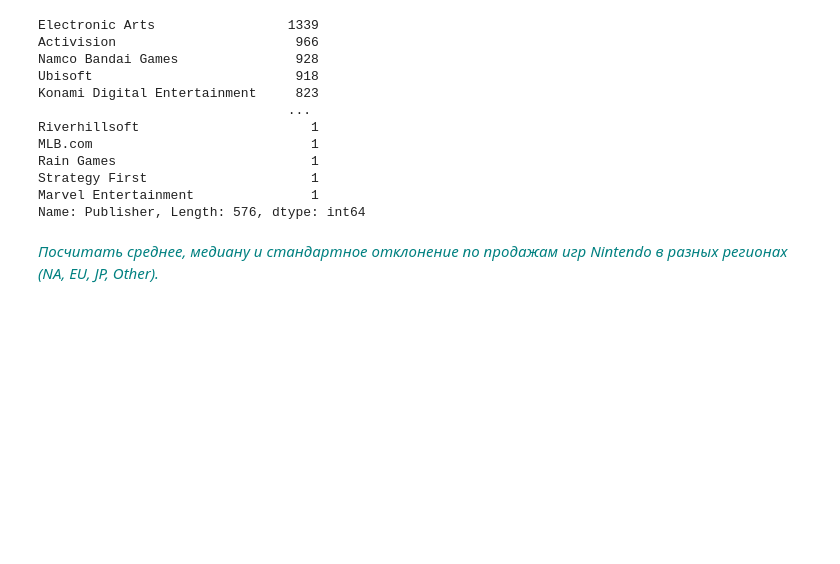
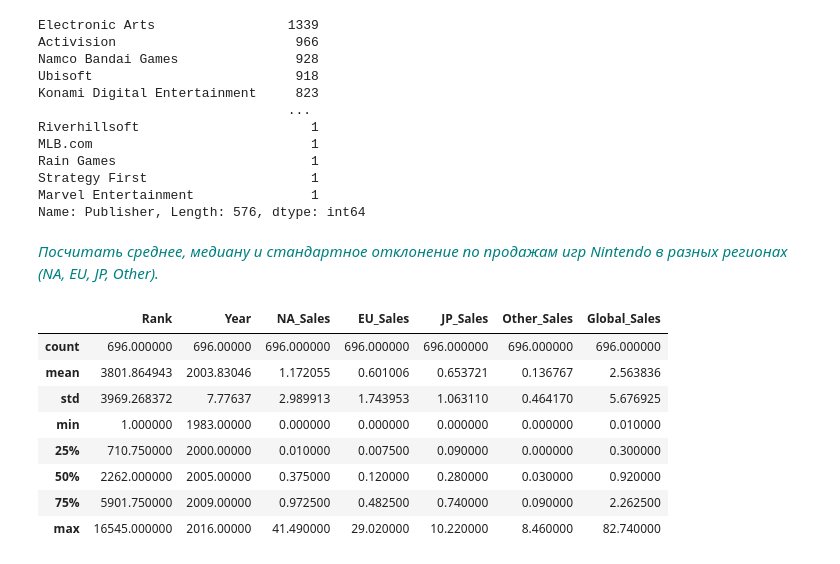
Before and after one commit to bkuspayev/python_repo, a Jupyter notebook: statistics/project_videogames/videogames_analysis.ipynb, the cells around one changed output. Drawn from its saved outputs; the diff is of its cells as text; code cells hidden in the pictures; blank space fills up the shorter version.

```diff
--- a/statistics/project_videogames/videogames_analysis.ipynb
+++ b/statistics/project_videogames/videogames_analysis.ipynb
@@ -128,3 +128,15 @@ Marvel Entertainment               1
 Name: Publisher, Length: 576, dtype: int64
 # %% [markdown]
 <i><font color="teal">Посчитать среднее, медиану и стандартное отклонение по продажам игр Nintendo в разных регионах (NA, EU, JP, Other).</font></i>
+# %%
+games_no_na.query('Publisher == "Nintendo"').describe()
+# %% [output]
+|  | Rank | Year | NA_Sales | EU_Sales | JP_Sales | Other_Sales | Global_Sales |
+| count | 696.000000 | 696.00000 | 696.000000 | 696.000000 | 696.000000 | 696.000000 | 696.000000 |
+| mean | 3801.864943 | 2003.83046 | 1.172055 | 0.601006 | 0.653721 | 0.136767 | 2.563836 |
+| std | 3969.268372 | 7.77637 | 2.989913 | 1.743953 | 1.063110 | 0.464170 | 5.676925 |
+| min | 1.000000 | 1983.00000 | 0.000000 | 0.000000 | 0.000000 | 0.000000 | 0.010000 |
+| 25% | 710.750000 | 2000.00000 | 0.010000 | 0.007500 | 0.090000 | 0.000000 | 0.300000 |
+| 50% | 2262.000000 | 2005.00000 | 0.375000 | 0.120000 | 0.280000 | 0.030000 | 0.920000 |
+| 75% | 5901.750000 | 2009.00000 | 0.972500 | 0.482500 | 0.740000 | 0.090000 | 2.262500 |
+| max | 16545.000000 | 2016.00000 | 41.490000 | 29.020000 | 10.220000 | 8.460000 | 82.740000 |
```
Also changed, not shown: parts of 7 cells of this notebook.
